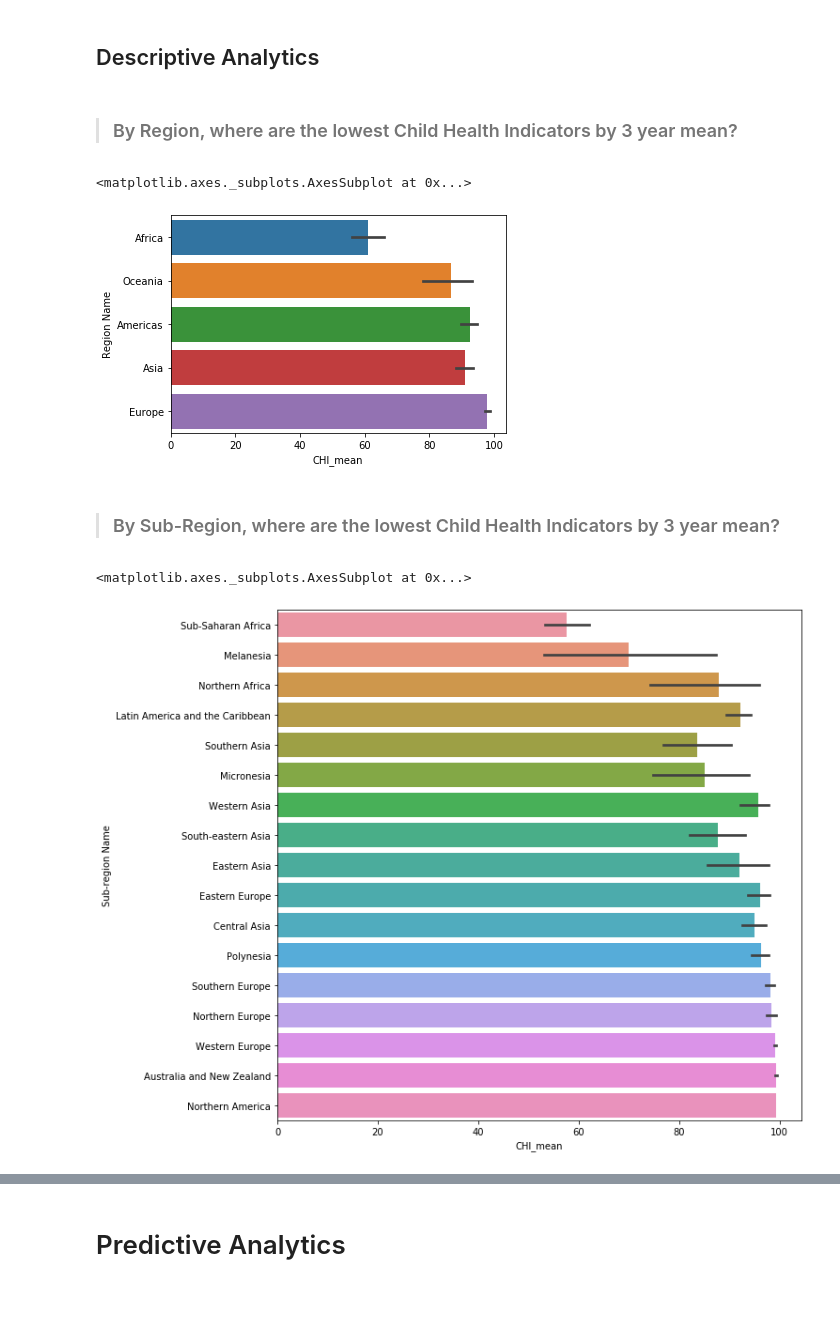
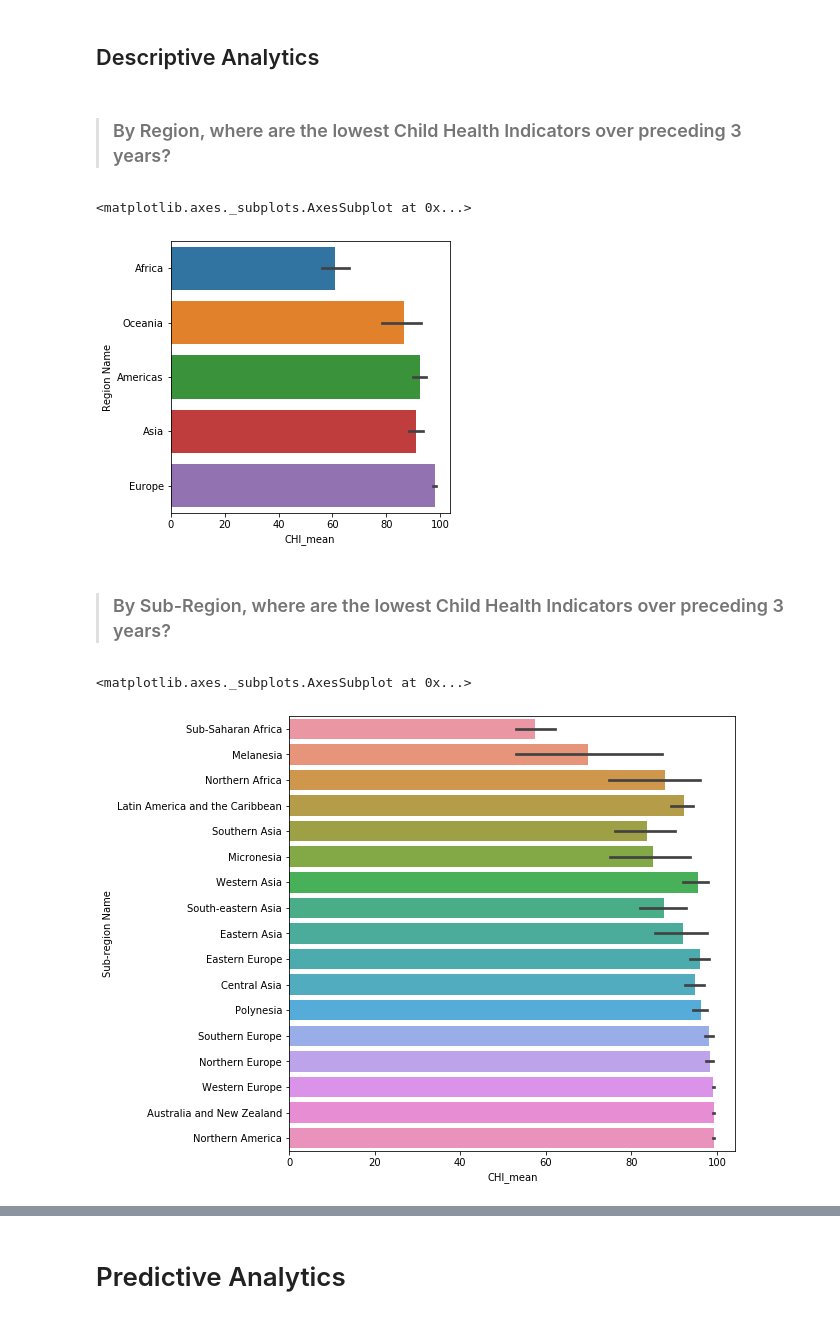
Before and after one commit to atxmoon/aly6140_capstone, a Jupyter notebook: Capstone_In_Progress.ipynb, the cells around one changed output, grey strips where cells are left out. Drawn from its saved outputs; the diff is of its cells as text; code cells hidden in the pictures.

```diff
--- a/Capstone_In_Progress.ipynb
+++ b/Capstone_In_Progress.ipynb
@@ -75,4 +74,3 @@ child_health_df.head(2)
 # %%
 # keep only series of data for 2016 forward
 child_health_df = child_health_df.drop(columns=['cmr_10', 'cmr_11', 'cmr_12', 'cmr_13', 'cmr_14', 'cmr_15', 'wat_10', 'wat_11', 'wat_12', 'wat_13', 'wat_14', 'wat_15', 'san_10', 'san_11', 'san_12', 'san_13', 'san_14', 'san_15', 'chmort_pt_10', 'chmort_pt_11', 'chmort_pt_12', 'chmort_pt_13', 'chmort_pt_14', 'chmort_pt_15', 'CHI_v2019_10', 'CHI_v2019_11', 'CHI_v2019_12', 'CHI_v2019_13', 'CHI_v2019_14', 'CHI_v2019_15'])
-child_health_df.info()
@@ -207,17 +162,18 @@ df.head(2)
 # %% [markdown]
 ## Descriptive Analytics
 # %% [markdown]
-> ### By Region, where are the lowest Child Health Indicators by 3 year mean?
+> ### By Region, where are the lowest Child Health Indicators over preceding 3 years?
 # %%
+plt.figure(figsize=(5,5))
 sns.barplot(x="CHI_mean", y="Region Name", data=df.sort_values("CHI_mean"))
 # %% [output]
 <matplotlib.axes._subplots.AxesSubplot at 0x...>
-[figure, old version]
+[figure, new version]
 # %% [markdown]
-> ### By Sub-Region, where are the lowest Child Health Indicators by 3 year mean?
+> ### By Sub-Region, where are the lowest Child Health Indicators over preceding 3 years?
 # %%
-plt.figure(figsize=(10,10))
+plt.figure(figsize=(8,8))
 sns.barplot(x="CHI_mean", y="Sub-region Name", data=df.sort_values("CHI_mean"))
 # %% [output]
 <matplotlib.axes._subplots.AxesSubplot at 0x...>
-[figure, old version]
+[figure, new version]
```
Also changed, not shown: parts of 43 cells of this notebook.
